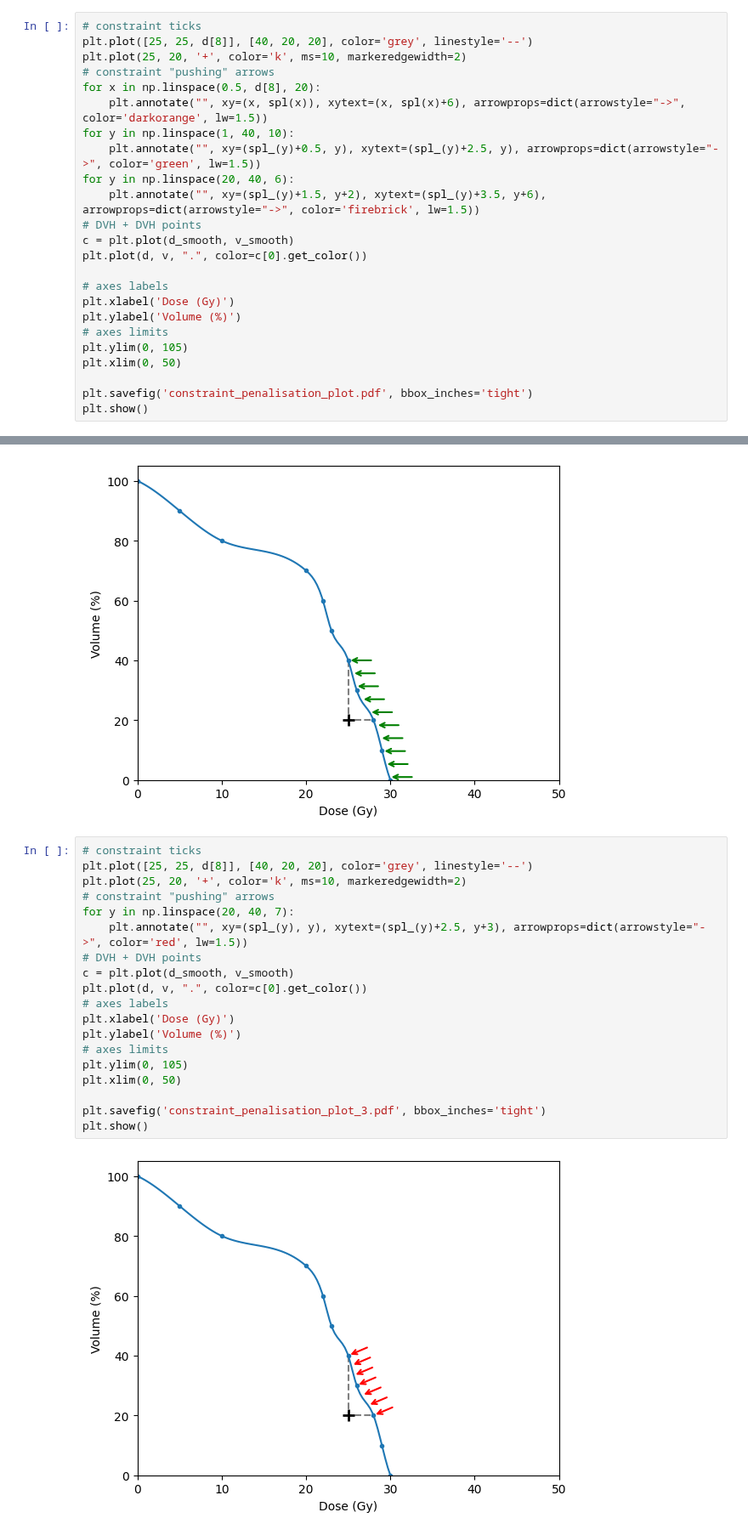
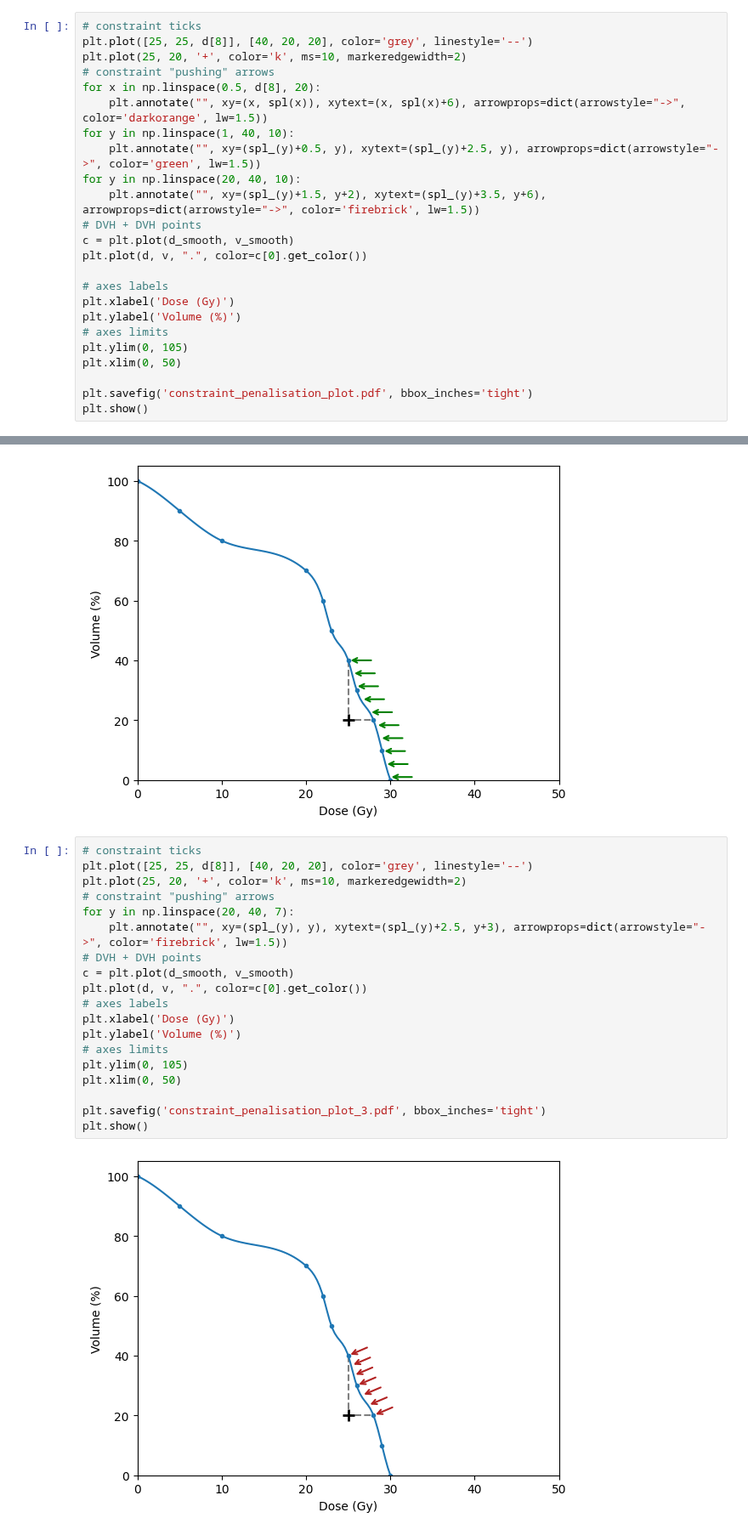
Before and after one commit to pauldubois98/PhD, a Jupyter notebook: 3_dosimetry_optimization/constraint_visualization_nb.ipynb, the cells around one changed output, grey strips where cells are left out. Shown at 85% size. Drawn from its saved outputs; the diff is of its cells as text.

Commit message:
colors update

```diff
--- a/3_dosimetry_optimization/constraint_visualization_nb.ipynb
+++ b/3_dosimetry_optimization/constraint_visualization_nb.ipynb
@@ -121,7 +121,7 @@ for x in np.linspace(0.5, d[8], 20):
     plt.annotate("", xy=(x, spl(x)), xytext=(x, spl(x)+6), arrowprops=dict(arrowstyle="->", color='darkorange', lw=1.5))
 for y in np.linspace(1, 40, 10):
     plt.annotate("", xy=(spl_(y)+0.5, y), xytext=(spl_(y)+2.5, y), arrowprops=dict(arrowstyle="->", color='green', lw=1.5))
-for y in np.linspace(20, 40, 6):
+for y in np.linspace(20, 40, 10):
     plt.annotate("", xy=(spl_(y)+1.5, y+2), xytext=(spl_(y)+3.5, y+6), arrowprops=dict(arrowstyle="->", color='firebrick', lw=1.5))
 # DVH + DVH points
 c = plt.plot(d_smooth, v_smooth)
@@ -182,21 +182,21 @@ plt.show()
 # %%
 # constraint ticks
 plt.plot([25, 25, d[8]], [40, 20, 20], color='grey', linestyle='--')
 plt.plot(25, 20, '+', color='k', ms=10, markeredgewidth=2)
 # constraint "pushing" arrows
 for y in np.linspace(20, 40, 7):
-    plt.annotate("", xy=(spl_(y), y), xytext=(spl_(y)+2.5, y+3), arrowprops=dict(arrowstyle="->", color='red', lw=1.5))
+    plt.annotate("", xy=(spl_(y), y), xytext=(spl_(y)+2.5, y+3), arrowprops=dict(arrowstyle="->", color='firebrick', lw=1.5))
 # DVH + DVH points
 c = plt.plot(d_smooth, v_smooth)
 plt.plot(d, v, ".", color=c[0].get_color())
 # axes labels
 plt.xlabel('Dose (Gy)')
 plt.ylabel('Volume (%)')
 # axes limits
 plt.ylim(0, 105)
 plt.xlim(0, 50)
 
 plt.savefig('constraint_penalisation_plot_3.pdf', bbox_inches='tight')
 plt.show()
 # %% [output]
-[figure, old version]
+[figure, new version]
```
Also changed, not shown: parts of 5 cells of this notebook, 1 other file.
